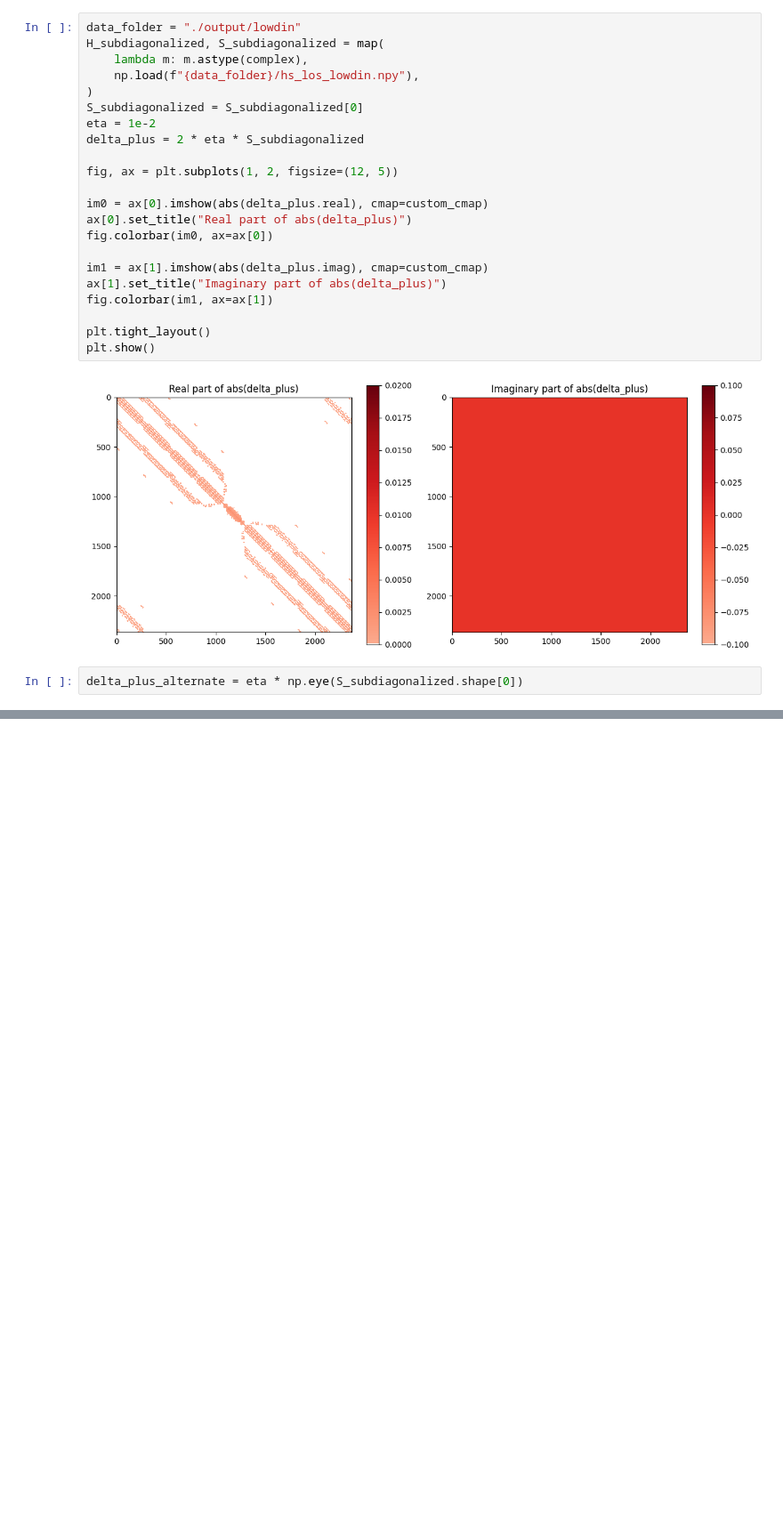
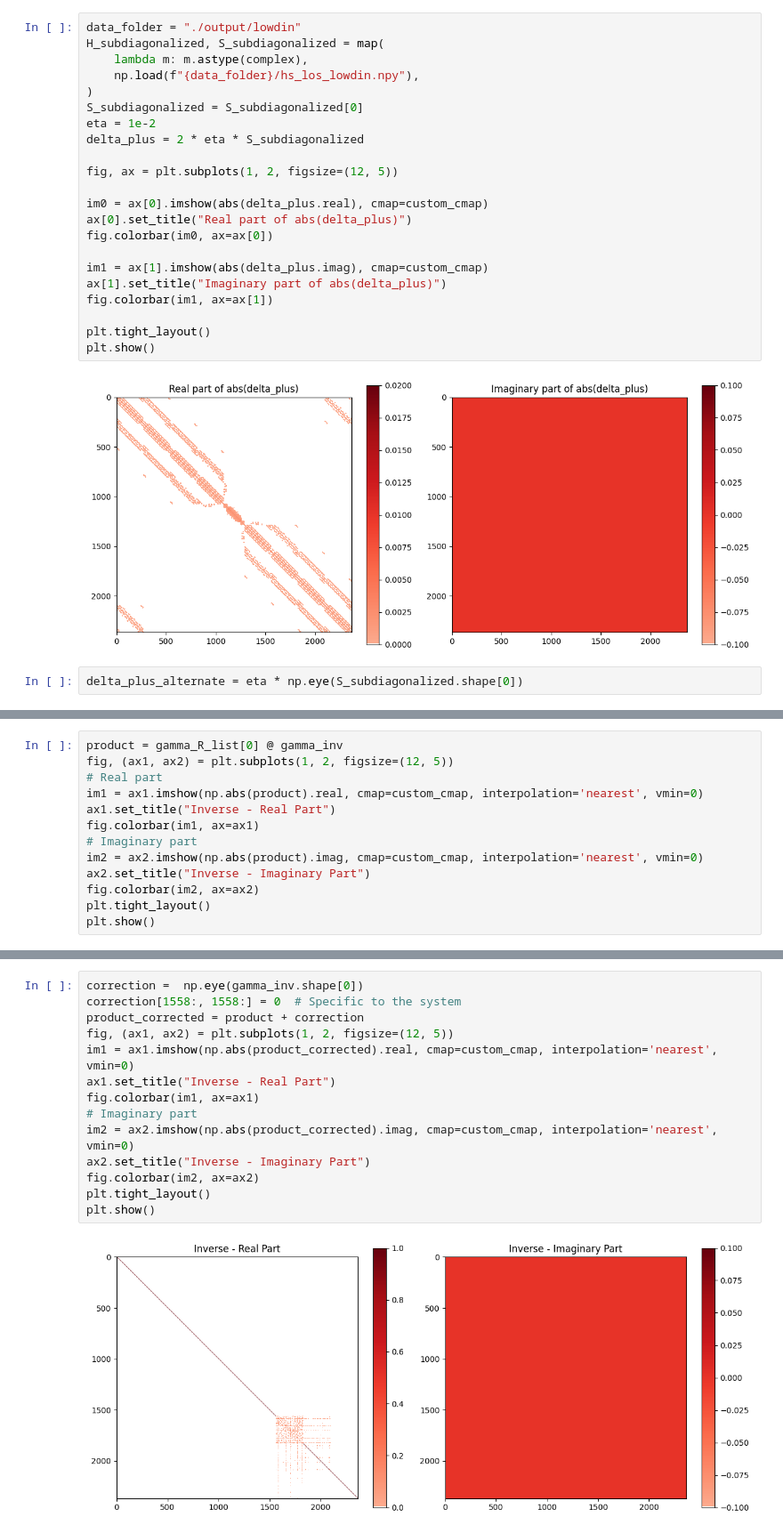
Before and after one commit to aj0337/qtpyt-tests, a Jupyter notebook: pentadienyl/production_run/analysis.ipynb, the cells around one changed output, grey strips where cells are left out. Shown at 89% size. Drawn from its saved outputs; the diff is of its cells as text; blank space fills up the shorter version.

```diff
--- a/pentadienyl/production_run/analysis.ipynb
+++ b/pentadienyl/production_run/analysis.ipynb
@@ -595,0 +511,13 @@ array([[ 1.00000059e+00+5.88009641e-11j, -1.26543455e-06+1.18181992e-11j,
+# %%
+product = gamma_R_list[0] @ gamma_inv
+fig, (ax1, ax2) = plt.subplots(1, 2, figsize=(12, 5))
+# Real part
+im1 = ax1.imshow(np.abs(product).real, cmap=custom_cmap, interpolation='nearest', vmin=0)
+ax1.set_title("Inverse - Real Part")
+fig.colorbar(im1, ax=ax1)
+# Imaginary part
+im2 = ax2.imshow(np.abs(product).imag, cmap=custom_cmap, interpolation='nearest', vmin=0)
+ax2.set_title("Inverse - Imaginary Part")
+fig.colorbar(im2, ax=ax2)
+plt.tight_layout()
+plt.show()
@@ -595,0 +526,16 @@ array([[ 1.00000059e+00+5.88009641e-11j, -1.26543455e-06+1.18181992e-11j,
+# %%
+correction =  np.eye(gamma_inv.shape[0])
+correction[1558:, 1558:] = 0  # Specific to the system
+product_corrected = product + correction
+fig, (ax1, ax2) = plt.subplots(1, 2, figsize=(12, 5))
+im1 = ax1.imshow(np.abs(product_corrected).real, cmap=custom_cmap, interpolation='nearest', vmin=0)
+ax1.set_title("Inverse - Real Part")
+fig.colorbar(im1, ax=ax1)
+# Imaginary part
+im2 = ax2.imshow(np.abs(product_corrected).imag, cmap=custom_cmap, interpolation='nearest', vmin=0)
+ax2.set_title("Inverse - Imaginary Part")
+fig.colorbar(im2, ax=ax2)
+plt.tight_layout()
+plt.show()
+# %% [output]
+[figure, added]
```
Also changed, not shown: parts of 12 cells of this notebook, 2 other files.
